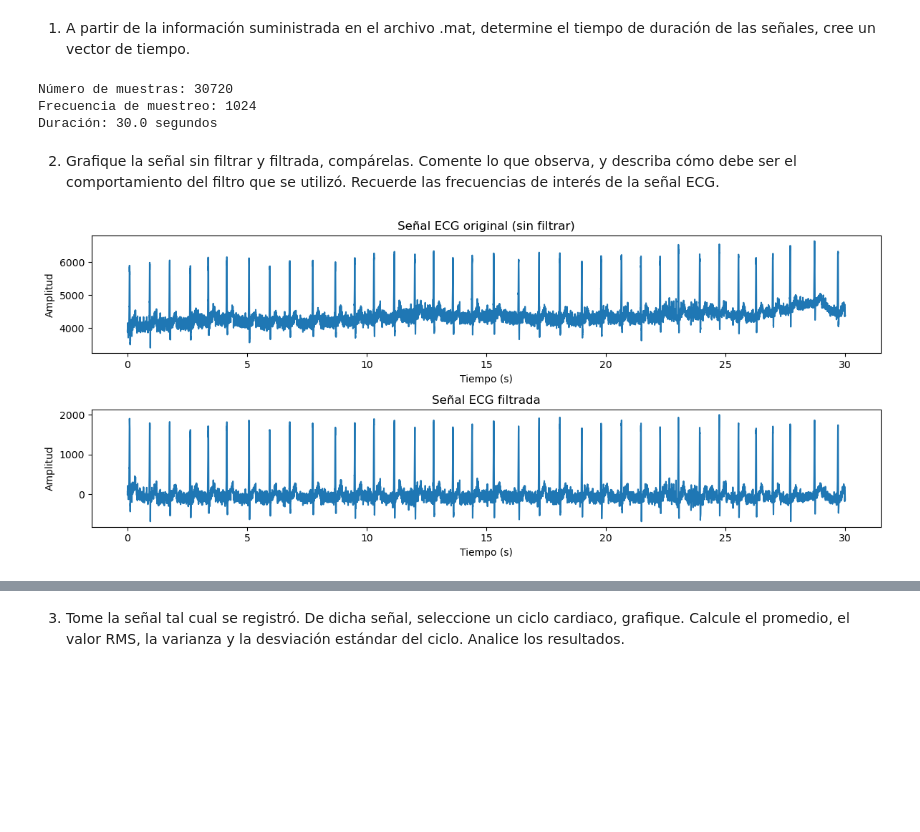
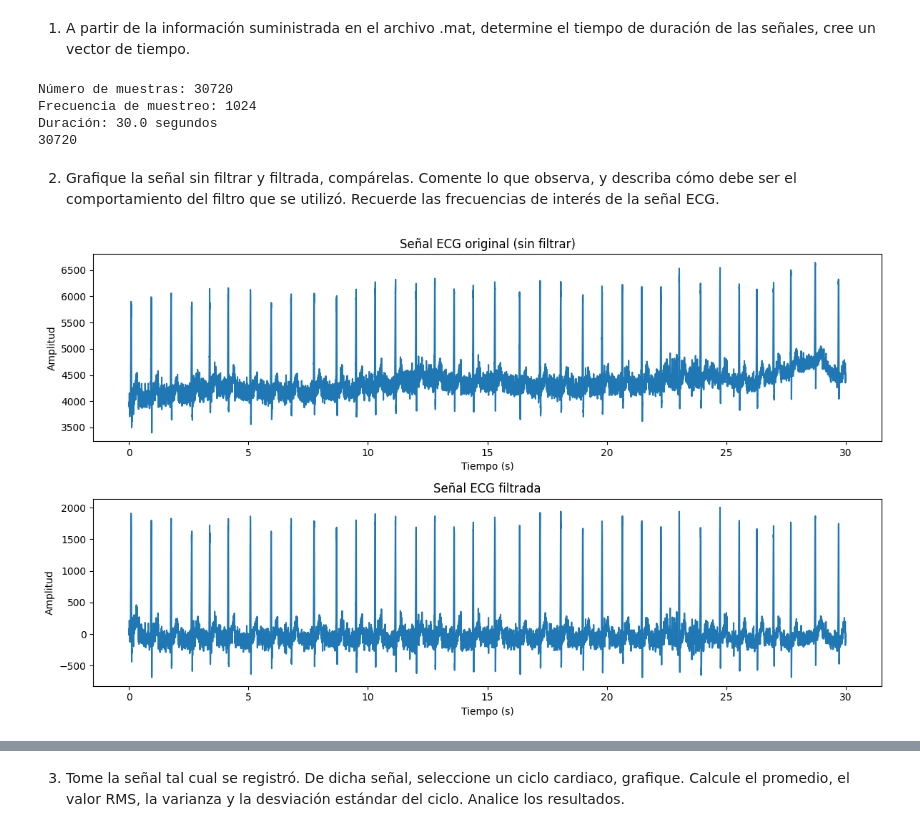
Before and after one commit to carlosloaizaprag/Laboratorio-de-biosenales, a Jupyter notebook: Practica3_ELS_JEHC/Practica3_ELS_JEHC.ipynb, the cells around one changed output, grey strips where cells are left out. Cells and saved outputs as stored; diff of their text form; code cells hidden in the pictures; blank space fills up the shorter version.

```diff
--- a/Practica3_ELS_JEHC/Practica3_ELS_JEHC.ipynb
+++ b/Practica3_ELS_JEHC/Practica3_ELS_JEHC.ipynb
@@ -101,29 +111,31 @@ print("Duración:", duracion, "segundos")
 
 # Vector de tiempo
 t = np.arange(0, N) / Fs
+print(len(t))
 # %% [output]
 Número de muestras: 30720
 Frecuencia de muestreo: 1024
 Duración: 30.0 segundos
+30720
 # %% [markdown]
 2. Grafique la señal sin filtrar y filtrada, compárelas. Comente lo que observa, y describa cómo debe ser
 el comportamiento del filtro que se utilizó. Recuerde las frecuencias de interés de la señal ECG.
 # %%
-plt.figure(figsize=(12,5))
+plt.figure(figsize=(12,7))
 
 plt.subplot(2,1,1)
 plt.plot(t, ecg)
 plt.title("Señal ECG original (sin filtrar)")
 plt.xlabel("Tiempo (s)")
 plt.ylabel("Amplitud")
 
 plt.subplot(2,1,2)
 plt.plot(t, ecg_filtrada)
 plt.title("Señal ECG filtrada")
 plt.xlabel("Tiempo (s)")
 plt.ylabel("Amplitud")
 
 plt.tight_layout()
 plt.show()
 # %% [output]
-[figure, old version]
+[figure, new version]
```
Also changed, not shown: parts of 27 cells of this notebook.
